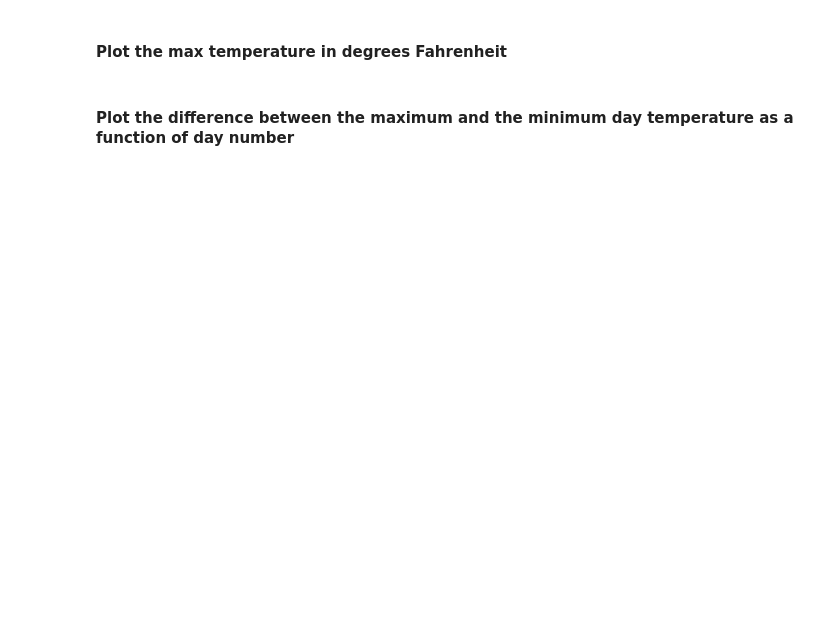
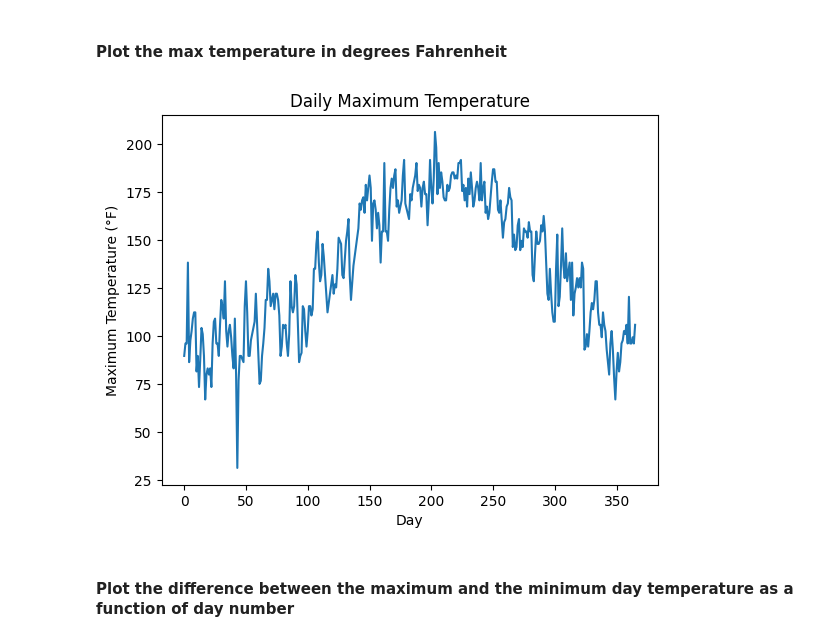
Before and after one commit to whatnirja/PyData2025, a Jupyter notebook: Lab_Week3_Numpy/lab3_Exercise.ipynb, the cells around one changed output. Saved outputs shown, nothing was run; the diff lists cells and outputs as text; code cells hidden in the pictures; blank space fills up the shorter version.

```diff
--- a/Lab_Week3_Numpy/lab3_Exercise.ipynb
+++ b/Lab_Week3_Numpy/lab3_Exercise.ipynb
@@ -226,4 +361,15 @@ dtype('float64')
 # %% [markdown]
 #### Plot the max temperature in degrees Fahrenheit
+# %%
+max_temp = max_temp * 1.8 + 32
+
+plt.figure()
+plt.plot(day, max_temp)
+plt.xlabel("Day")
+plt.ylabel("Maximum Temperature (°F)")
+plt.title("Daily Maximum Temperature")
+plt.show()
+# %% [output]
+[figure, added]
 # %% [markdown]
 #### Plot the difference between the maximum and the minimum day temperature as a function of day number
```
Also changed, not shown: parts of 47 cells of this notebook.
